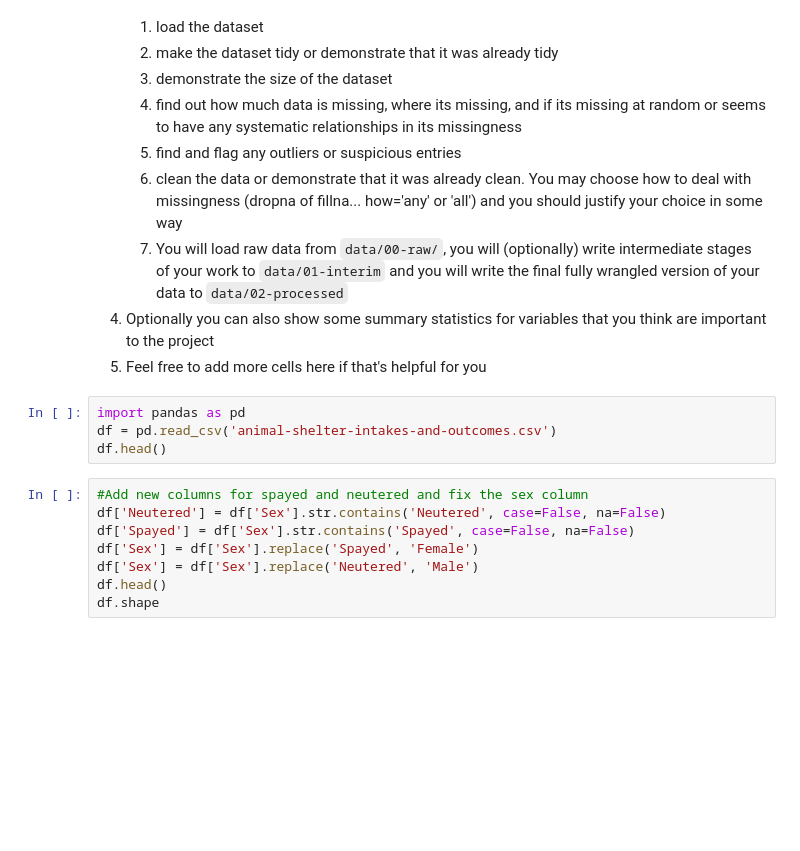
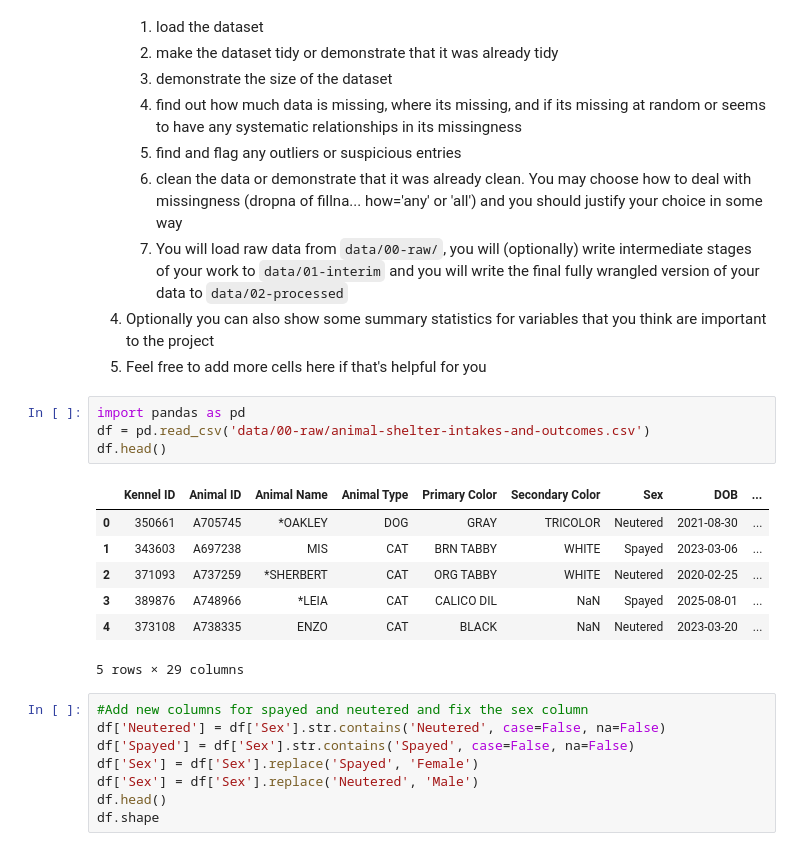
Before and after one commit to mareRong/Long-Beach-Pet-Shelter-Analysis, a Jupyter notebook: 01-DataCheckpoint.ipynb, the cells around one changed output. Cells and saved outputs as stored; diff of their text form; blank space fills up the shorter version.

Commit message:
Fix raw data

```diff
--- a/01-DataCheckpoint.ipynb
+++ b/01-DataCheckpoint.ipynb
@@ -162,8 +159,16 @@ Instructions:
 5. Feel free to add more cells here if that's helpful for you
 # %%
 import pandas as pd
-df = pd.read_csv('animal-shelter-intakes-and-outcomes.csv')
+df = pd.read_csv('data/00-raw/animal-shelter-intakes-and-outcomes.csv')
 df.head()
+# %% [output]
+|  | Kennel ID | Animal ID | Animal Name | Animal Type | Primary Color | Secondary Color | Sex | DOB | ... |
+| 0 | 350661 | A705745 | *OAKLEY | DOG | GRAY | TRICOLOR | Neutered | 2021-08-30 | ... |
+| 1 | 343603 | A697238 | MIS | CAT | BRN TABBY | WHITE | Spayed | 2023-03-06 | ... |
+| 2 | 371093 | A737259 | *SHERBERT | CAT | ORG TABBY | WHITE | Neutered | 2020-02-25 | ... |
+| 3 | 389876 | A748966 | *LEIA | CAT | CALICO DIL | NaN | Spayed | 2025-08-01 | ... |
+| 4 | 373108 | A738335 | ENZO | CAT | BLACK | NaN | Neutered | 2023-03-20 | ... |
+5 rows × 29 columns
 # %%
 #Add new columns for spayed and neutered and fix the sex column
 df['Neutered'] = df['Sex'].str.contains('Neutered', case=False, na=False)
```
Also changed, not shown: parts of 1 cell of this notebook, 1 other file.
